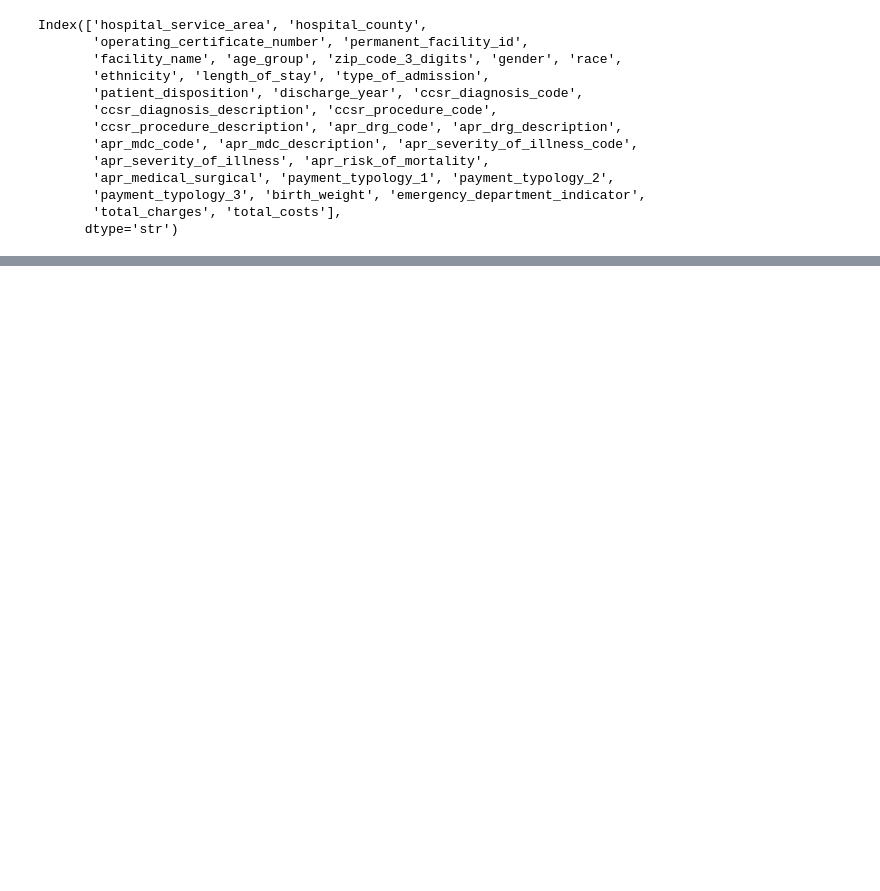
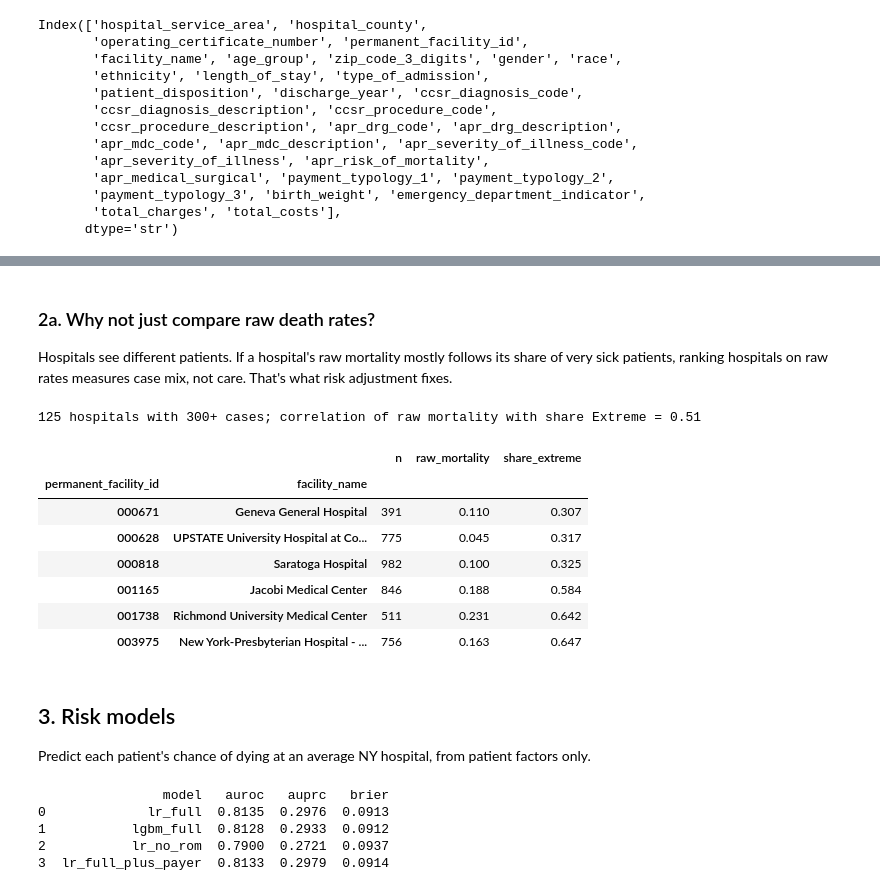
Before and after one commit to sbhattap/sparcs-sepsis, a Jupyter notebook: sparcs_sepsis_2023.ipynb, the cells around one changed output, grey strips where cells are left out. Saved outputs shown, nothing was run; the diff lists cells and outputs as text; code cells hidden in the pictures; blank space fills up the shorter version.

```diff
--- a/sparcs_sepsis_2023.ipynb
+++ b/sparcs_sepsis_2023.ipynb
@@ -129,5 +206,39 @@ print(df.groupby("apr_severity_of_illness_code").agg(n=("died", "size"), mortali
+# %% [markdown]
+### 2a. Why not just compare raw death rates?
+Hospitals see different patients. If a hospital's raw mortality mostly follows its share of very sick patients, ranking hospitals on raw rates measures case mix, not care. That's what risk adjustment fixes.
+# %%
+# Per hospital: raw mortality and share of patients with Extreme risk of mortality
+case_mix = (df.assign(extreme=df["apr_risk_of_mortality"].eq("Extreme"))
+              .groupby(["permanent_facility_id", "facility_name"])
+              .agg(n=("died", "size"), raw_mortality=("died", "mean"),
+                   share_extreme=("extreme", "mean")))
+
+# Small hospitals have noisy rates; keep those with 300+ sepsis cases for this comparison
+case_mix = case_mix[case_mix["n"] >= 300]
+corr = case_mix["raw_mortality"].corr(case_mix["share_extreme"])
+print(f"{len(case_mix)} hospitals with 300+ cases; "
+      f"correlation of raw mortality with share Extreme = {corr:.2f}")
+
+# Hospitals with the least and most severe patient mix
+by_severity = case_mix.sort_values("share_extreme")
+pd.concat([by_severity.head(3), by_severity.tail(3)]).round(3)
+# %% [output]
+125 hospitals with 300+ cases; correlation of raw mortality with share Extreme = 0.51
+|  |  | n | raw_mortality | share_extreme |
+| permanent_facility_id | facility_name |  |  |  |
+| 000671 | Geneva General Hospital | 391 | 0.110 | 0.307 |
+| 000628 | UPSTATE University Hospital at Co... | 775 | 0.045 | 0.317 |
+| 000818 | Saratoga Hospital | 982 | 0.100 | 0.325 |
+| 001165 | Jacobi Medical Center | 846 | 0.188 | 0.584 |
+| 001738 | Richmond University Medical Center | 511 | 0.231 | 0.642 |
+| 003975 | New York-Presbyterian Hospital - ... | 756 | 0.163 | 0.647 |
+# %% [markdown]
+## 3. Risk models
+Predict each patient's chance of dying at an average NY hospital, from patient factors only.
 # %%
-# Hospital is NOT a feature. Race is excluded here and used for the fairness check.
+# Feature sets. Hospital is NOT a feature: the model estimates risk at an average
+# hospital, and hospital differences show up later as O/E.
+# Race is excluded here and used for the fairness check (step 7).
 BASE_FEATURES = ["age_group", "gender", "type_of_admission",
                  "emergency_department_indicator", "apr_severity_of_illness_code"]
 FEATURE_SETS = {
@@ -135,11 +246,15 @@ FEATURE_SETS = {
     "no_rom": BASE_FEATURES,  # sensitivity: ROM can absorb complications
     "full_plus_payer": BASE_FEATURES + ["apr_risk_of_mortality", "payment_typology_1"],
 }
+
+# Outcome, and the hospital each patient belongs to (used to split the folds)
 y = df["died"].to_numpy()
 groups = df["permanent_facility_id"].to_numpy()
 gkf = GroupKFold(n_splits=5)
 
 def oof_predict(make_model, X, target=None):
+    """Out-of-fold predictions split by hospital: each hospital is scored by a
+    model that never saw any of its patients."""
     target = y if target is None else target
     pred = np.zeros(len(X))
     for tr, te in gkf.split(X, target, groups):
@@ -148,24 +263,35 @@ def oof_predict(make_model, X, target=None):
     return pred
 
 def logreg(cols):
+    """Main model: one-hot encode the categories, then logistic regression."""
     pre = ColumnTransformer([("cat", OneHotEncoder(handle_unknown="ignore"), cols)])
     return lambda: Pipeline([("pre", pre), ("lr", LogisticRegression(max_iter=2000))])
 
 def lgbm():
+    """Comparison model: can it beat logistic regression by finding interactions?"""
     return lgb.LGBMClassifier(n_estimators=400, learning_rate=0.03, num_leaves=31,
                               min_child_samples=50, verbose=-1)
 
+# Fit logistic regression on every feature set, LightGBM on the full set only
 preds, rows = {}, []
 for name, cols in FEATURE_SETS.items():
+    # All inputs are categories; a missing value becomes its own category
     X = df[cols].fillna("Unknown").astype(str)
     preds[f"lr_{name}"] = oof_predict(logreg(cols), X)
     if name == "full":
         Xc = X.astype("category")
         preds["lgbm_full"] = oof_predict(lgbm, Xc)
 
+# Discrimination (AUROC, AUPRC) and overall accuracy of the probabilities (Brier)
 for name, p in preds.items():
     rows.append({"model": name, "auroc": roc_auc_score(y, p),
                  "auprc": average_precision_score(y, p), "brier": brier_score_loss(y, p)})
 metrics = pd.DataFrame(rows).round(4)
 print(metrics)
 metrics.to_csv(FIGS / "model_metrics.csv", index=False)
+# %% [output]
+                model   auroc   auprc   brier
+0             lr_full  0.8135  0.2976  0.0913
+1           lgbm_full  0.8128  0.2933  0.0912
+2           lr_no_rom  0.7900  0.2721  0.0937
+3  lr_full_plus_payer  0.8133  0.2979  0.0914
```
Also changed, not shown: parts of 23 cells of this notebook, 1 other file.
